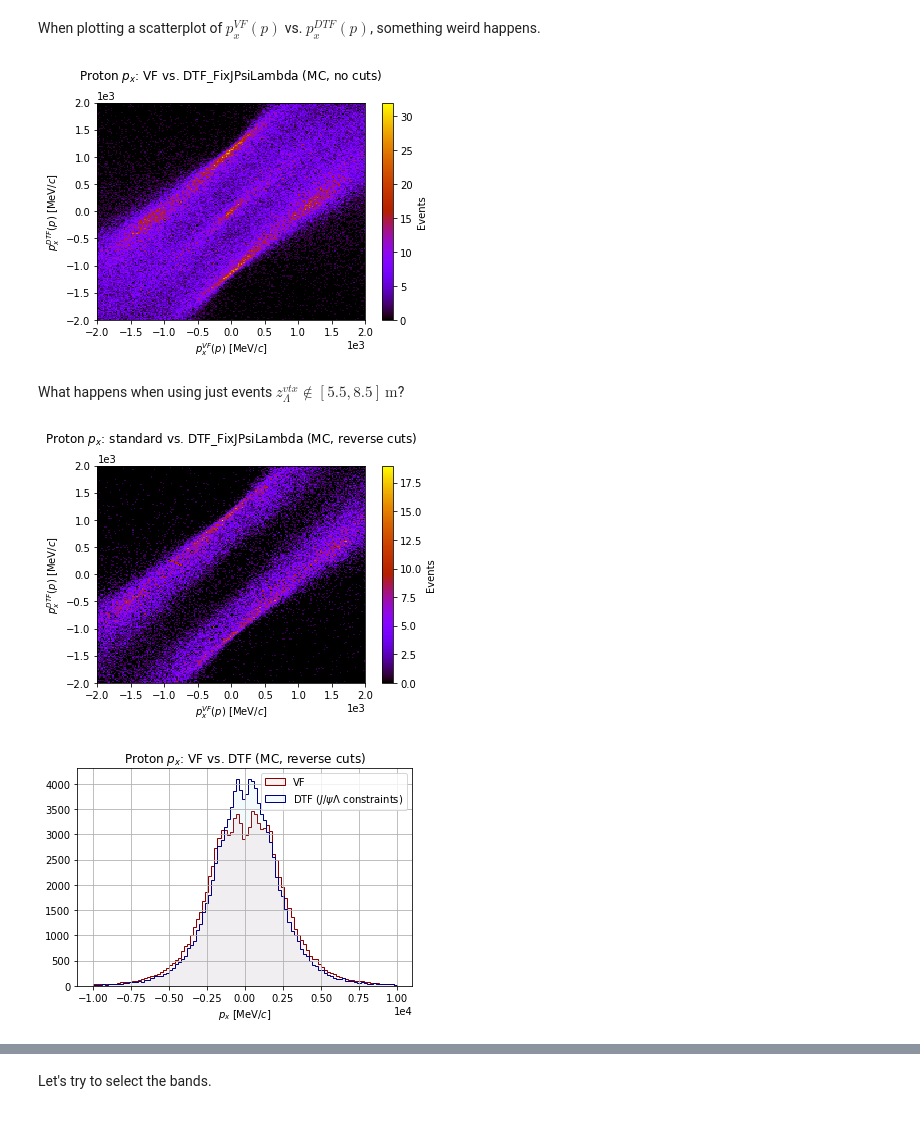
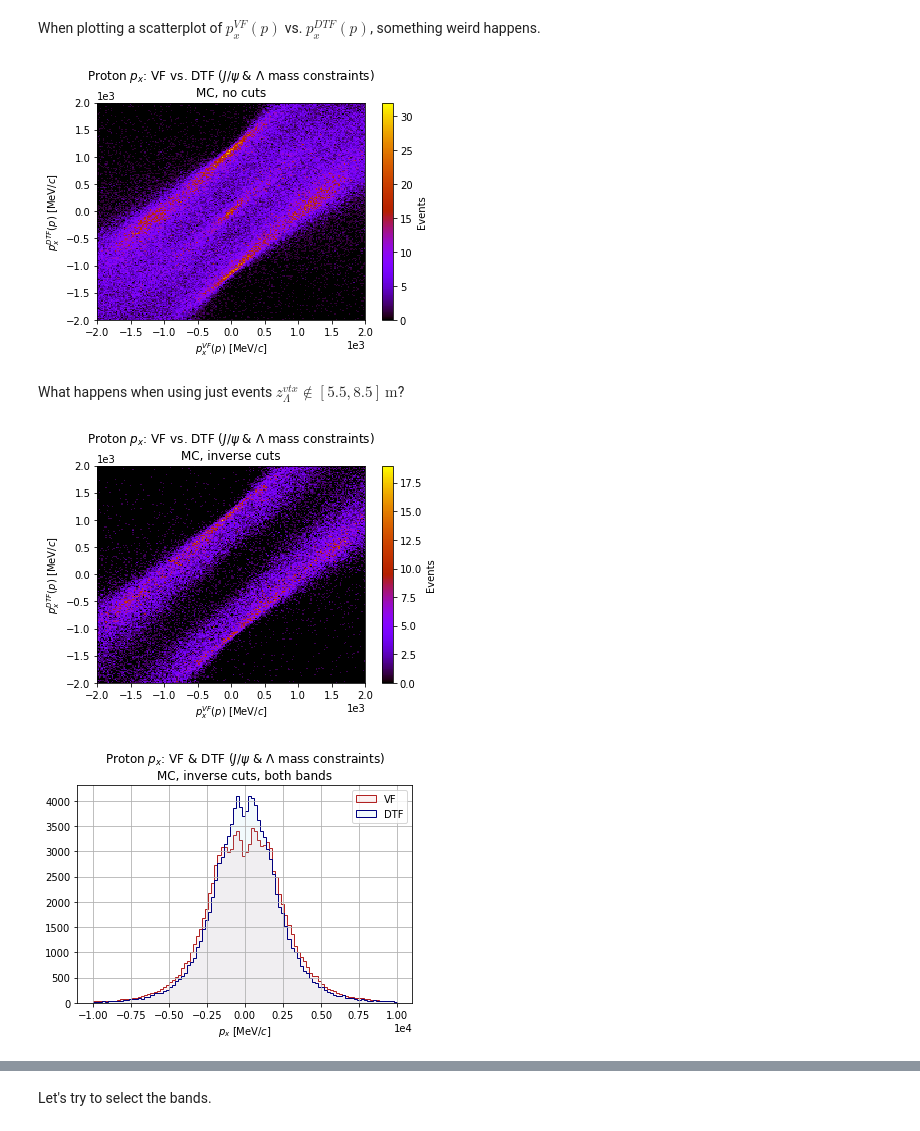
Before and after one commit to alatios/lb2jpsil_preliminary-variable-studies, a Jupyter notebook: JN_Proton_momenta_anomalies.ipynb, the cells around one changed output, grey strips where cells are left out. Drawn from its saved outputs; the diff is of its cells as text; code cells hidden in the pictures.

```diff
--- a/JN_Proton_momenta_anomalies.ipynb
+++ b/JN_Proton_momenta_anomalies.ipynb
@@ -245,13 +245,13 @@ plt.hist2d(df_MC['p_PX'], df_MC['DTF_FixJPsiLambda_p_PX'], bins=200, cmap='gnupl
           range=[[-2e3,2e3],[-2e3,2e3]])
 plt.xlabel("$p_x^{VF}(p)$ [MeV/$c$]")
 plt.ylabel("$p_x^{DTF}(p)$ [MeV/$c$]")
-plt.title("Proton $p_x$: VF vs. DTF_FixJPsiLambda (MC, no cuts)\n")
+plt.title("Proton $p_x$: VF vs. DTF ($J/\psi$ & $\Lambda$ mass constraints)\nMC, no cuts")
 plt.colorbar(label='Events')
 plt.ticklabel_format(axis="x", style="sci", scilimits=(0,0))
 plt.ticklabel_format(axis="y", style="sci", scilimits=(0,0))
 plt.show()
 # %% [output]
-[figure, old version]
+[figure, new version]
 # %% [markdown]
 What happens when using just events $z_\Lambda^{vtx} \notin [5.5,8.5]\,\text{m}$?
 # %%
@@ -259,42 +259,42 @@ plt.hist2d(df_MC_ReverseFiltered['p_PX'], df_MC_ReverseFiltered['DTF_FixJPsiLamb
           range=[[-2e3,2e3],[-2e3,2e3]])
 plt.xlabel("$p_x^{VF}(p)$ [MeV/$c$]")
 plt.ylabel("$p_x^{DTF}(p)$ [MeV/$c$]")
-plt.title("Proton $p_x$: standard vs. DTF_FixJPsiLambda (MC, reverse cuts)\n")
+plt.title("Proton $p_x$: VF vs. DTF ($J/\psi$ & $\Lambda$ mass constraints)\nMC, inverse cuts")
 plt.colorbar(label='Events')
 plt.ticklabel_format(axis="x", style="sci", scilimits=(0,0))
 plt.ticklabel_format(axis="y", style="sci", scilimits=(0,0))
 plt.show()
 # %% [output]
-[figure, old version]
+[figure, new version]
 # %%
 bins=100
 rng=(-1e4,1e4)
 
 plt.hist(df_MC_ReverseFiltered['p_PX'],
          bins=bins, range=rng,
          histtype='stepfilled',
-         edgecolor='darkred',
+         edgecolor='firebrick',
          color=mcolors.to_rgba('lightcoral', alpha=0.1),
          label='VF'
 )
 
 plt.hist(df_MC_ReverseFiltered['DTF_FixJPsiLambda_p_PX'],
          bins=bins, range=rng,
          histtype='stepfilled',
          edgecolor='navy',
          color=mcolors.to_rgba('skyblue', alpha=0.1),
-         label='DTF ($J/\psi \Lambda$ constraints)'
+         label='DTF'
 )
 
 plt.grid()
 #plt.yscale('log')
 plt.xlabel("$p_x$ [MeV/$c$]")
-plt.title("Proton $p_x$: VF vs. DTF (MC, reverse cuts)")
+plt.title("Proton $p_x$: VF & DTF ($J/\psi$ & $\Lambda$ mass constraints)\nMC, inverse cuts, both bands")
 plt.ticklabel_format(axis="x", style="sci", scilimits=(0,0))
 plt.legend()
 plt.show()
 # %% [output]
-[figure, old version]
+[figure, new version]
 # %%
 plt.hist(df_MC_ReverseFiltered['p_PX'] - df_MC_ReverseFiltered['DTF_FixJPsiLambda_p_PX'],
          range=(-5000,5000), bins=200,
```
Also changed, not shown: parts of 29 cells of this notebook.
